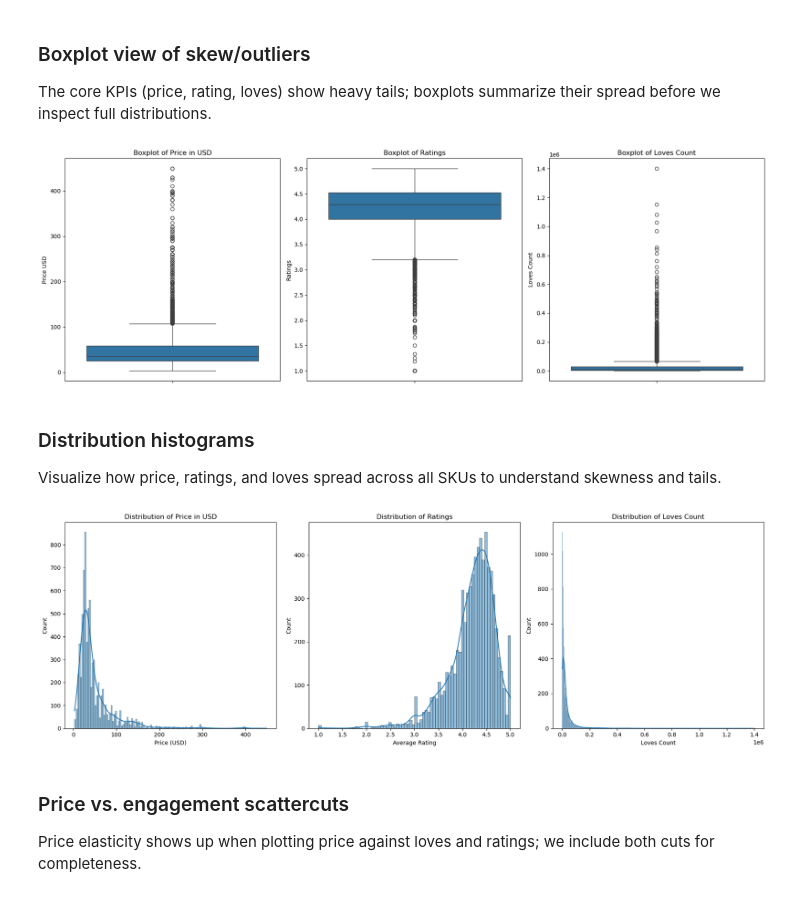
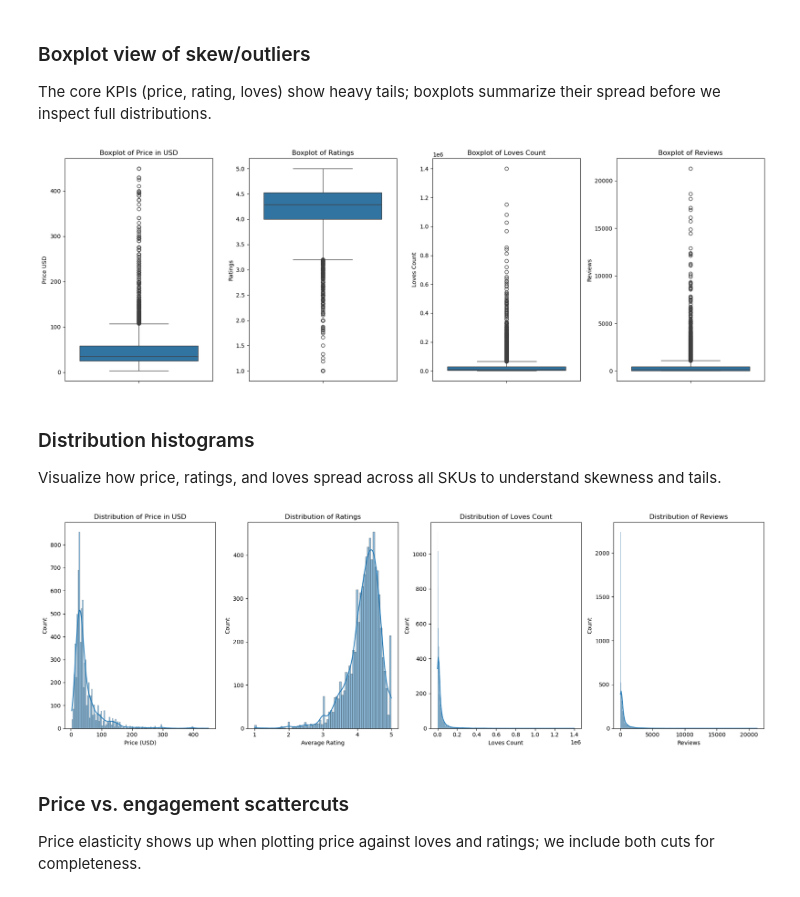
Before and after one commit to juliaaaloopez/visual_analytics_final_project, a Jupyter notebook: Final_project.ipynb, the cells around one changed output. Saved outputs shown, nothing was run; the diff lists cells and outputs as text; code cells hidden in the pictures.

```diff
--- a/Final_project.ipynb
+++ b/Final_project.ipynb
@@ -482,7 +483,7 @@ We now explore how price, ratings, loves, and reviews distribute across the port
 ### Boxplot view of skew/outliers
 The core KPIs (price, rating, loves) show heavy tails; boxplots summarize their spread before we inspect full distributions.
 # %%
-fig, axes = plt.subplots(1, 3, figsize=(18, 6))
+fig, axes = plt.subplots(1, 4, figsize=(18, 6))
 
 # Boxplot for 'price_usd'
 sns.boxplot(y=df['price_usd'], ax=axes[0])
@@ -499,33 +500,42 @@ sns.boxplot(y=df['loves_count'], ax=axes[2])
 axes[2].set_title('Boxplot of Loves Count')
 axes[2].set_ylabel('Loves Count')
 
+# Boxplot for 'reviews'
+sns.boxplot(y=df['reviews'], ax=axes[3])
+axes[3].set_title('Boxplot of Reviews')
+axes[3].set_ylabel('Reviews')
+
 # Display the plots
 plt.tight_layout()
 plt.show()
 # %% [output]
-[figure, old version]
+[figure, new version]
 # %% [markdown]
 ### Distribution histograms
 Visualize how price, ratings, and loves spread across all SKUs to understand skewness and tails.
 # %%
-fig, axes = plt.subplots(1, 3, figsize=(18, 6))
+fig, axes = plt.subplots(1, 4, figsize=(18, 6))
 
 sns.histplot(df['price_usd'], kde=True, ax=axes[0])
 axes[0].set_title('Distribution of Price in USD')
 axes[0].set_xlabel('Price (USD)')
 
 sns.histplot(df['rating'], kde=True, ax=axes[1])
 axes[1].set_title('Distribution of Ratings')
 axes[1].set_xlabel('Average Rating')
 
 sns.histplot(df['loves_count'], kde=True, ax=axes[2])
 axes[2].set_title('Distribution of Loves Count')
 axes[2].set_xlabel('Loves Count')
 
+sns.histplot(df['reviews'], kde=True, ax=axes[3])
+axes[3].set_title('Distribution of Reviews')
+axes[3].set_xlabel('Reviews')
+
 plt.tight_layout()
 plt.show()
 # %% [output]
-[figure, old version]
+[figure, new version]
 # %% [markdown]
 ### Price vs. engagement scattercuts
 Price elasticity shows up when plotting price against loves and ratings; we include both cuts for completeness.
```
Also changed, not shown: parts of 2 cells of this notebook, 1 other file.
